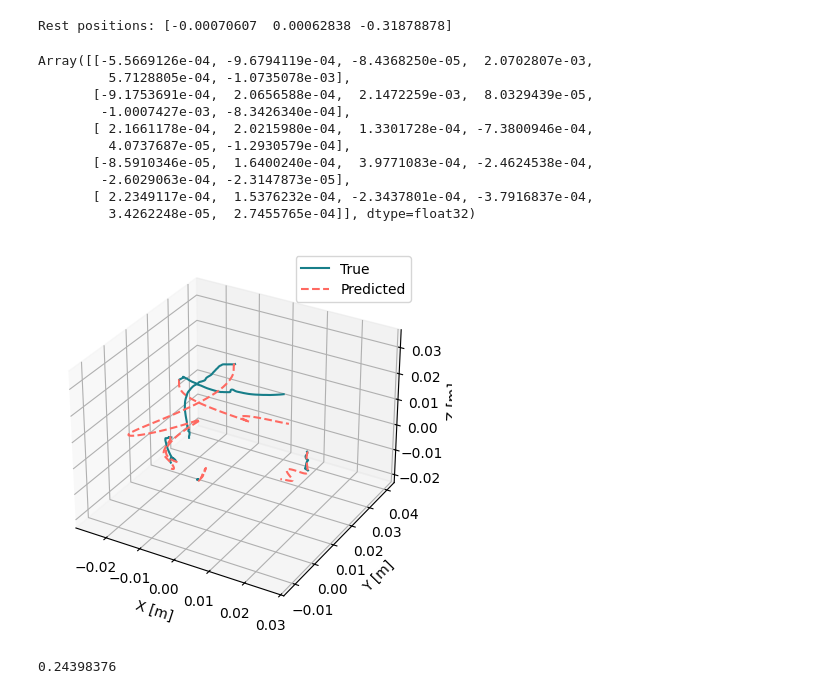
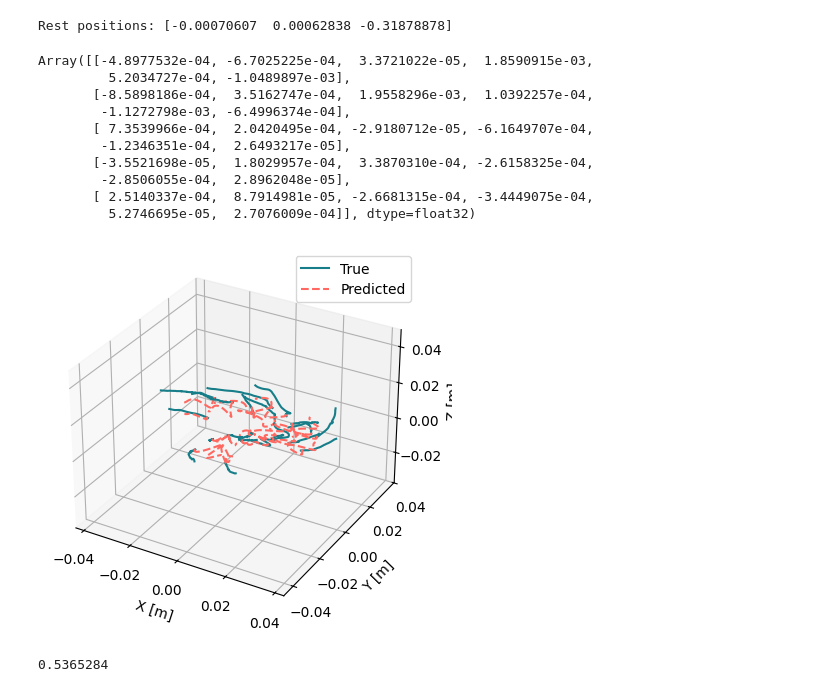
Before and after one commit to StanfordASL/trunk-stack, a Jupyter notebook: stack/main/scripts/fit_ssmr_orth.ipynb, the cells around one changed output. Cells and saved outputs as stored; diff of their text form; code cells hidden in the pictures.

```diff
--- a/stack/main/scripts/fit_ssmr_orth.ipynb
+++ b/stack/main/scripts/fit_ssmr_orth.ipynb
@@ -148,7 +151,7 @@ def plot_trajectories_comparison(trajs_true, trajs_pred, plot_errors=True):
             ax_z.set_xlabel(('Time [s]'))
             plt.tight_layout()
 # %%
-def preprocess_trajectories(data_path, file_pattern="*.csv", filter_transition=False):
+def preprocess_trajectories(data_path, file_pattern="*.csv", filter_transition=False, extra_data_paths=None):
     """
     Preprocess trajectory data from CSV files.
 
@@ -160,6 +163,8 @@ def preprocess_trajectories(data_path, file_pattern="*.csv", filter_transition=F
         Pattern to match CSV files (default: "*.csv")
     filter_transition : bool
         If True, filter trajectories to only include data after controls go to zero
+    extra_data_paths : list of str
+        List of additional data paths to include in the preprocessing
 
     Returns:
     --------
@@ -177,6 +182,9 @@ def preprocess_trajectories(data_path, file_pattern="*.csv", filter_transition=F
 
     # Get all CSV files matching the pattern
     csv_files = glob.glob(os.path.join(data_path, file_pattern))
+    if extra_data_paths:
+        for extra_path in extra_data_paths:
+            csv_files.extend(glob.glob(os.path.join(extra_path, file_pattern)))
 
     trajectories = []
     controls = []
@@ -377,12 +385,20 @@ plot_trajectories_comparison(aut_trajs_obs_test[:, :, :], aut_trajs_pred, plot_e
 # %%
 # We load the controlled data
 # data_path_controlled = "../data/trajectories/controlled/real-1007-rw"  # random walk data (6 inputs)
-data_path_controlled = "../data/trajectories/controlled/real-1208-circle"  # quasiperiodic data (6 inputs)
+data_path_controlled = "../data/trajectories/controlled/real-1007"  # quasiperiodic data (6 inputs)
 
-controlled_trajectories, controls, controlled_time_arrays = preprocess_trajectories(data_path_controlled, filter_transition=False)
+data_path_circles = "../data/trajectories/controlled/real-1608-circle"  # approximate circles (6 inputs)
+
+controlled_trajectories, controls, controlled_time_arrays = preprocess_trajectories(data_path_controlled, filter_transition=False, extra_data_paths=[data_path_circles])
 
 # Combine trajectories into a single array
 controlled_trajs, control_inputs, c_tss = combine_trajectories(controlled_trajectories, controls, controlled_time_arrays)
+
+# Shuffle data because we combined datasets
+shuffle_indices = np.random.permutation(controlled_trajs.shape[0])
+controlled_trajs = controlled_trajs[shuffle_indices]
+control_inputs = control_inputs[shuffle_indices]
+c_tss = c_tss[shuffle_indices]
 # %% [output]
 Processed ../data/trajectories/controlled/real-1007/20250710_181547_data_3.csv: 3976 time steps
 Processed ../data/trajectories/controlled/real-1007/20250710_174112_data_28.csv: 3981 time steps
@@ -426,7 +442,7 @@ rest_positions = np.mean(aut_trajs[:, -3:, -1], axis=0)
 print("Rest positions:", rest_positions)
 
 # Skip first data point as it's duplicate
-i_skip = 1300
+i_skip = 500
 N_ctrl_train = 50
 ctrl_trajs_obs = controlled_trajs[:N_ctrl_train, -3:, i_skip:] - rest_positions[None, :, None]
 us = control_inputs[:N_ctrl_train, :, i_skip:]
@@ -448,28 +464,28 @@ ssmr_orth = SSMR(ssm_orth, residual_B_r, obs_perf_matrix)
 # Check B_r matrix
 ssmr_orth.residual_dynamics.learned_B_r.B_r_coeff
 # %% [output]
-Array([[-5.5669126e-04, -9.6794119e-04, -8.4368250e-05,  2.0702807e-03,
-         5.7128805e-04, -1.0735078e-03],
-       [-9.1753691e-04,  2.0656588e-04,  2.1472259e-03,  8.0329439e-05,
-        -1.0007427e-03, -8.3426340e-04],
-       [ 2.1661178e-04,  2.0215980e-04,  1.3301728e-04, -7.3800946e-04,
-         4.0737687e-05, -1.2930579e-04],
-       [-8.5910346e-05,  1.6400240e-04,  3.9771083e-04, -2.4624538e-04,
-        -2.6029063e-04, -2.3147873e-05],
-       [ 2.2349117e-04,  1.5376232e-04, -2.3437801e-04, -3.7916837e-04,
-         3.4262248e-05,  2.7455765e-04]], dtype=float32)
+Array([[-4.8977532e-04, -6.7025225e-04,  3.3721022e-05,  1.8590915e-03,
+         5.2034727e-04, -1.0489897e-03],
+       [-8.5898186e-04,  3.5162747e-04,  1.9558296e-03,  1.0392257e-04,
+        -1.1272798e-03, -6.4996374e-04],
+       [ 7.3539966e-04,  2.0420495e-04, -2.9180712e-05, -6.1649707e-04,
+        -1.2346351e-04,  2.6493217e-05],
+       [-3.5521698e-05,  1.8029957e-04,  3.3870310e-04, -2.6158325e-04,
+        -2.8506055e-04,  2.8962048e-05],
+       [ 2.5140337e-04,  8.7914981e-05, -2.6681315e-04, -3.4449075e-04,
+         5.2746695e-05,  2.7076009e-04]], dtype=float32)
 # %%
-N_ctrl_test = 5
+N_ctrl_test = 20
 i_end = i_skip + 100
 ctrl_trajs_obs_test = controlled_trajs[N_ctrl_train:N_ctrl_train+N_ctrl_test, -3:, i_skip:i_end] - rest_positions[None, :, None]
 us_test = control_inputs[N_ctrl_train:N_ctrl_train+N_ctrl_test, :, i_skip:i_end]
 
 ctrl_trajs_pred = generate_ssmr_predictions(ssmr_orth, ctrl_trajs_obs_test, ts, us=us_test)
 plot_trajectories_comparison(ctrl_trajs_obs_test[:, :, :], ctrl_trajs_pred, plot_errors=False)
 # %% [output]
-[figure, old version]
+[figure, new version]
 # %%
 rmse = jnp.linalg.norm(ctrl_trajs_obs_test - ctrl_trajs_pred)
 print(rmse)
 # %% [output]
-0.24398376
+0.5365284
```
Also changed, not shown: parts of 8 cells of this notebook.
